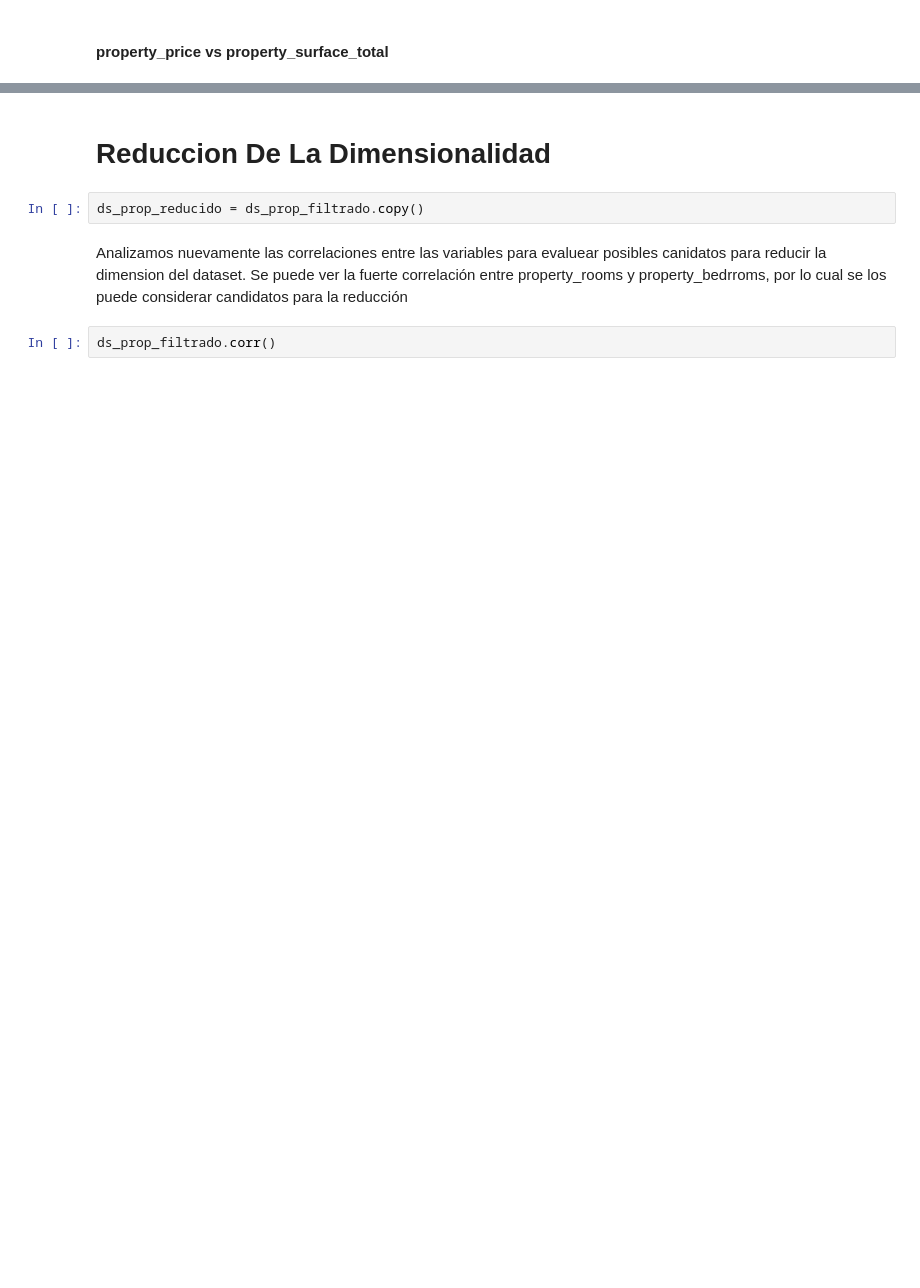
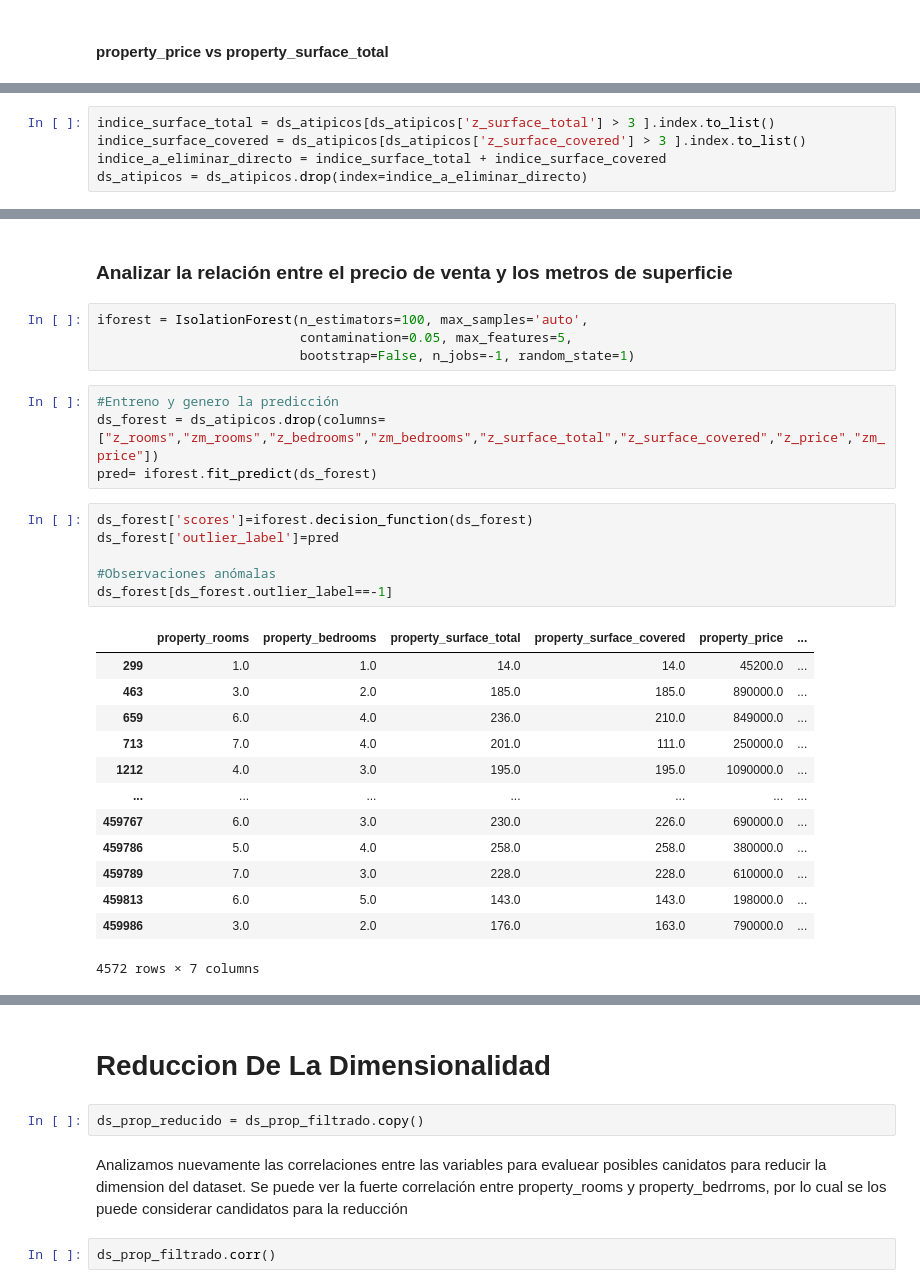
Before and after one commit to Fanusaez/7506R-2C2022-GRUPO13, a Jupyter notebook: 7506R_TP1_GRUPO13_ENTREGA.ipynb, the cells around one changed output, grey strips where cells are left out. Drawn from its saved outputs; the diff is of its cells as text; blank space fills up the shorter version.

```diff
--- a/7506R_TP1_GRUPO13_ENTREGA.ipynb
+++ b/7506R_TP1_GRUPO13_ENTREGA.ipynb
@@ -727,0 +735,5 @@ plt.show()
+# %%
+indice_surface_total = ds_atipicos[ds_atipicos['z_surface_total'] > 3 ].index.to_list()
+indice_surface_covered = ds_atipicos[ds_atipicos['z_surface_covered'] > 3 ].index.to_list()
+indice_a_eliminar_directo = indice_surface_total + indice_surface_covered
+ds_atipicos = ds_atipicos.drop(index=indice_a_eliminar_directo)
@@ -727,0 +753,30 @@ plt.show()
+# %% [markdown]
+### Analizar la relación entre el precio de venta y los metros de superficie
+# %%
+iforest = IsolationForest(n_estimators=100, max_samples='auto',
+                          contamination=0.05, max_features=5,
+                          bootstrap=False, n_jobs=-1, random_state=1)
+# %%
+#Entreno y genero la predicción
+ds_forest = ds_atipicos.drop(columns=["z_rooms","zm_rooms","z_bedrooms","zm_bedrooms","z_surface_total","z_surface_covered","z_price","zm_price"])
+pred= iforest.fit_predict(ds_forest)
+# %%
+ds_forest['scores']=iforest.decision_function(ds_forest)
+ds_forest['outlier_label']=pred
+
+#Observaciones anómalas
+ds_forest[ds_forest.outlier_label==-1]
+# %% [output]
+|  | property_rooms | property_bedrooms | property_surface_total | property_surface_covered | property_price | ... |
+| 299 | 1.0 | 1.0 | 14.0 | 14.0 | 45200.0 | ... |
+| 463 | 3.0 | 2.0 | 185.0 | 185.0 | 890000.0 | ... |
+| 659 | 6.0 | 4.0 | 236.0 | 210.0 | 849000.0 | ... |
+| 713 | 7.0 | 4.0 | 201.0 | 111.0 | 250000.0 | ... |
+| 1212 | 4.0 | 3.0 | 195.0 | 195.0 | 1090000.0 | ... |
+| ... | ... | ... | ... | ... | ... | ... |
+| 459767 | 6.0 | 3.0 | 230.0 | 226.0 | 690000.0 | ... |
+| 459786 | 5.0 | 4.0 | 258.0 | 258.0 | 380000.0 | ... |
+| 459789 | 7.0 | 3.0 | 228.0 | 228.0 | 610000.0 | ... |
+| 459813 | 6.0 | 5.0 | 143.0 | 143.0 | 198000.0 | ... |
+| 459986 | 3.0 | 2.0 | 176.0 | 163.0 | 790000.0 | ... |
+4572 rows × 7 columns
```
Also changed, not shown: parts of 16 cells of this notebook.
